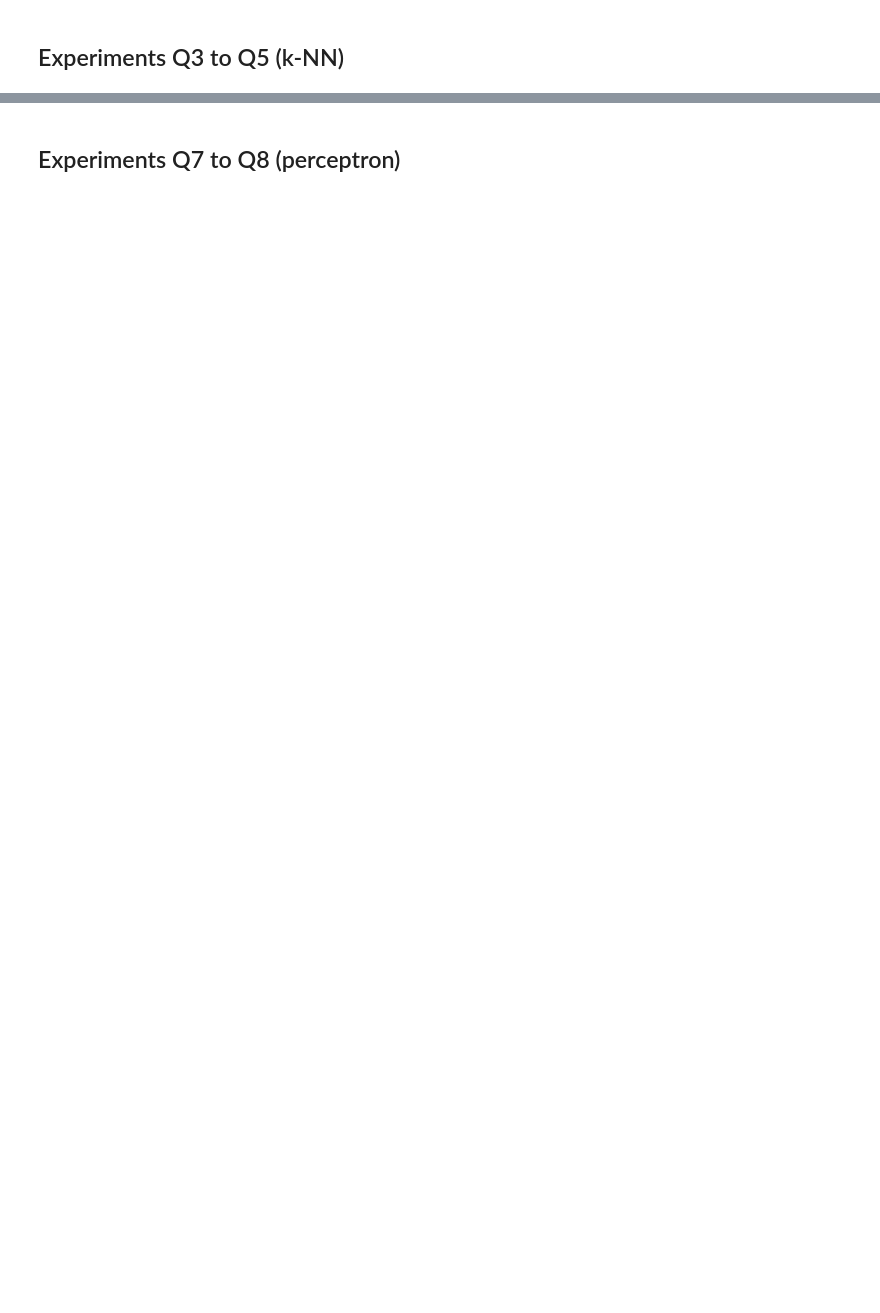
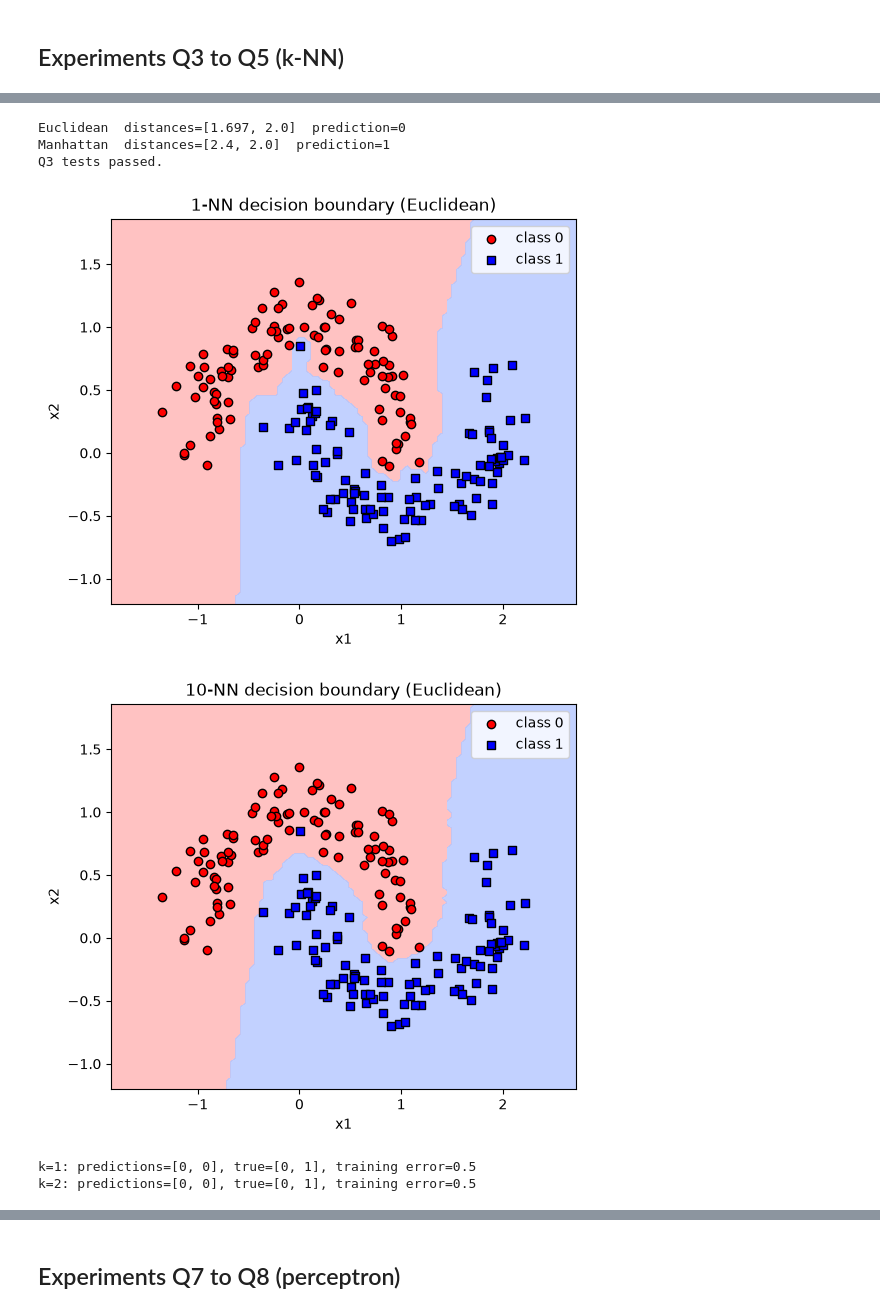
Before and after one commit to JonathanSchwenk/cs6220_HW3, a Jupyter notebook: homework_3.ipynb, the cells around one changed output, grey strips where cells are left out. Cells and saved outputs as stored; diff of their text form; code cells hidden in the pictures; blank space fills up the shorter version.

```diff
--- a/homework_3.ipynb
+++ b/homework_3.ipynb
@@ -8,0 +449,52 @@
+# %%
+X_demo = np.array([[1.2, 1.2],     # class 0: diagonal from the origin
+                   [2.0, 0.0]])    # class 1: along an axis
+y_demo = np.array([0, 1])
+x_test = np.array([0.0, 0.0])
+
+for name, dist in metrics.items():
+    d = [round(dist(p, x_test), 3) for p in X_demo]
+    print(f"{name:<10} distances={d}  prediction={knn_predict(X_demo, y_demo, x_test, -1, 1, dist)}")
+
+# votes always sum to k, and the winner matches knn_predict (k is odd, so no ties)
+for pt in test_points:
+    for dist in metrics.values():
+        for k in [1, 3, 5]:
+            v = knn_votes(X, y, np.array(pt), k, dist)
+            assert v[0] + v[1] == k
+            assert (0 if v[0] > v[1] else 1) == knn_predict(X, y, np.array(pt), -1, k, dist)
+
+# the minimal example really does disagree
+assert knn_predict(X_demo, y_demo, x_test, -1, 1, euclidean) == 0
+assert knn_predict(X_demo, y_demo, x_test, -1, 1, manhattan) == 1
+print("Q3 tests passed.")
+# %% [output]
+Euclidean  distances=[1.697, 2.0]  prediction=0
+Manhattan  distances=[2.4, 2.0]  prediction=1
+Q3 tests passed.
+# %%
+np.random.seed(42)                       # must come immediately before make_moons
+X, y = make_moons(n_samples=200, noise=0.15)
+
+# Separate figures, as the assignment asks
+plot_knn(X, y, k=1, distance_func=euclidean, title="1-NN decision boundary (Euclidean)")
+plt.show()
+
+plot_knn(X, y, k=10, distance_func=euclidean, title="10-NN decision boundary (Euclidean)")
+plt.show()
+# %% [output]
+[figure, added]
+[figure, added]
+# %%
+# Two training records at the SAME location with DIFFERENT labels
+X_conflict = np.array([[0.0, 0.0], [0.0, 0.0]])
+y_conflict = np.array([0, 1])
+
+for k in [1, 2]:
+    preds = [knn_predict(X_conflict, y_conflict, X_conflict[i], y_conflict[i], k, euclidean)
+             for i in range(2)]
+    err = np.mean(np.array(preds) != y_conflict)
+    print(f"k={k}: predictions={preds}, true={y_conflict.tolist()}, training error={err}")
+# %% [output]
+k=1: predictions=[0, 0], true=[0, 1], training error=0.5
+k=2: predictions=[0, 0], true=[0, 1], training error=0.5
```
Also changed, not shown: parts of 27 cells of this notebook, 2 other files.
